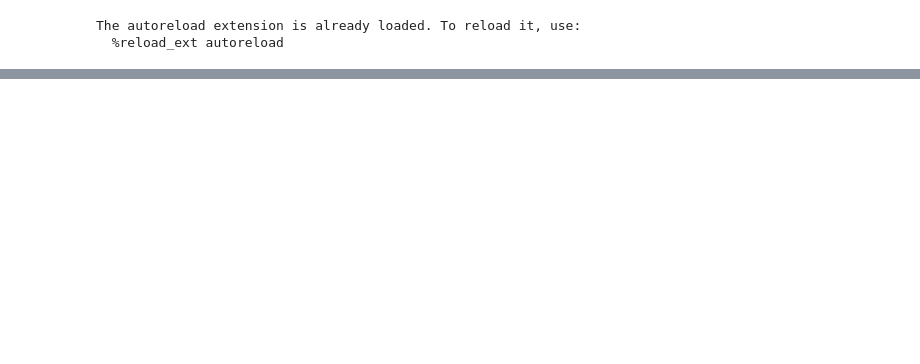
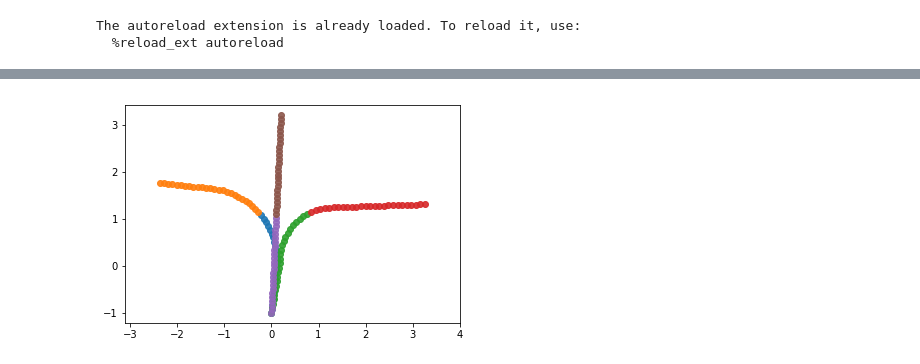
Before and after one commit to priyakasimbeg/stl-intent-gen, a Jupyter notebook: utils/GenerateData.ipynb, the cells around one changed output, grey strips where cells are left out. Drawn from its saved outputs; the diff is of its cells as text; code cells hidden in the pictures; blank space fills up the shorter version.

Commit message:
Fork data

```diff
--- a/utils/GenerateData.ipynb
+++ b/utils/GenerateData.ipynb
@@ -31,0 +18,2 @@ plt.plot(range(len(data[0][0])), data[29][0])
+# %%
+data = dl.Dataset(path=os.path.join('../data', 'fork.npy'), history_size=25)
@@ -31,0 +23,13 @@ plt.plot(range(len(data[0][0])), data[29][0])
+# %%
+plt.figure()
+
+for i in [0, 300, 500]:
+    track = data[i]
+    h = track[0]
+    p = track[1]
+
+    plt.plot(h[:, 0], h[:, 1], 'o', alpha=0.9)
+    plt.plot(p[:, 0], p[:, 1], 'o', alpha=0.9)
+    plt.axis('equal')
+# %% [output]
+[figure, added]
```
Also changed, not shown: parts of 5 cells of this notebook, 7 other files.
